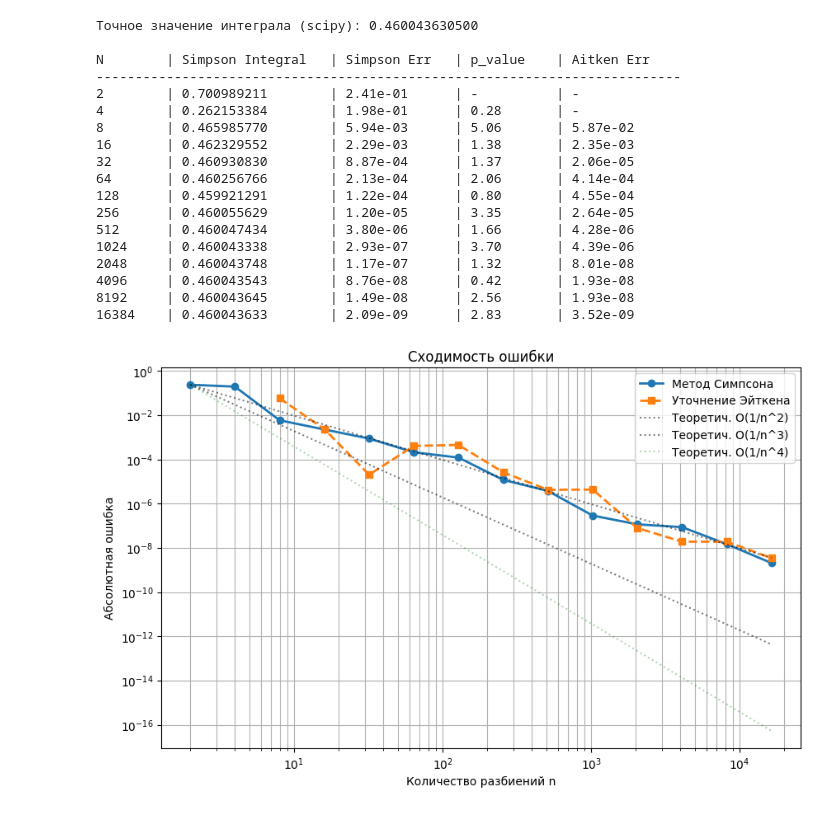
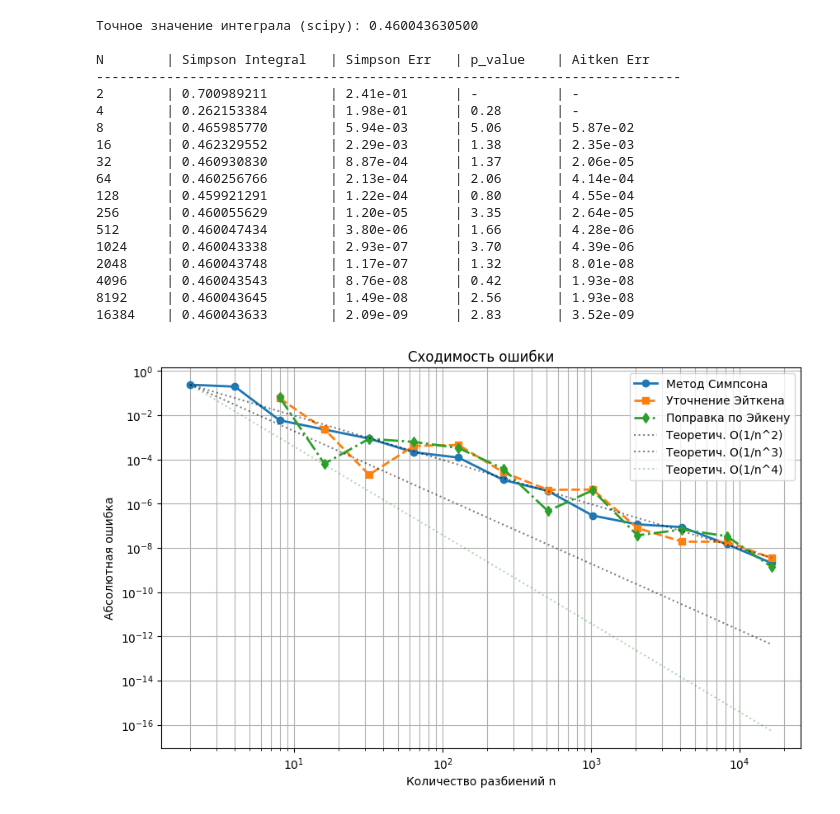
Before and after one commit to La1tek/Computational-mathematics, a Jupyter notebook: HW6/Task1/Task1.ipynb, the cells around one changed output. Cells and saved outputs as stored; diff of their text form; code cells hidden in the pictures.

```diff
--- a/HW6/Task1/Task1.ipynb
+++ b/HW6/Task1/Task1.ipynb
@@ -42,6 +42,8 @@ def main():
     n_values = []
     errors_simpson = []
     errors_aitken = []
+    # НОВОЕ: оценка поправки Эйткена (модуль поправки, которую вычитают из I_h)
+    errors_aitken_correction = []
 
     # История вычислений
     history = []
@@ -70,17 +72,29 @@ def main():
 
         # Процесс Эйткена
         err_aitken_str = "-"
+        # НОВОЕ: строка для вывода поправки (не обязательна, оставляем для консистенции)
         if len(history) >= 3:
             I_h = history[-1]
             I_2h = history[-2]
             I_4h = history[-3]
 
-            val_aitken = aitken_process(I_h, I_2h, I_4h)
-            err_aitken = abs(val_aitken - exact_integral)
-            errors_aitken.append(err_aitken)
-            err_aitken_str = f"{err_aitken:.2e}"
+            # Вычисляем поправку (Delta) и само уточнение
+            numerator = (I_h - I_2h) ** 2
+            denominator = (I_h - 2 * I_2h + I_4h)
+            if denominator != 0:
+                correction = numerator / denominator   # это та самая поправка, которую вы вычитаете из I_h
+                val_aitken = I_h - correction
+                err_aitken = abs(val_aitken - exact_integral)
+                errors_aitken.append(err_aitken)
+                errors_aitken_correction.append(abs(correction))  # модуль поправки — оценка ошибки Симпсона
+                err_aitken_str = f"{err_aitken:.2e}"
+            else:
+                # вырожденный случай, пропускаем оценку
+                errors_aitken.append(None)
+                errors_aitken_correction.append(None)
         else:
             errors_aitken.append(None)
+            errors_aitken_correction.append(None)
 
         print(f"{n:<8} | {val_simp:<18.9f} | {err_simp:<13.2e} | {p_value:<10} | {err_aitken_str:<13}")
 
@@ -95,8 +109,14 @@ def main():
     valid_n_aitken = [n_values[i] for i in range(len(errors_aitken)) if errors_aitken[i] is not None]
     valid_err_aitken = [errors_aitken[i] for i in range(len(errors_aitken)) if errors_aitken[i] is not None]
 
-    # График процесса Эйткена
+    # График процесса Эйткена (фактическая ошибка после применения Эйткена)
     plt.loglog(valid_n_aitken, valid_err_aitken, 's--', label='Уточнение Эйткена', linewidth=2)
+
+    # НОВОЕ: график оценки ошибки по Эйкену — модуль поправки (то, что вы вычитаете из I_h)
+    valid_n_corr = [n_values[i] for i in range(len(errors_aitken_correction)) if errors_aitken_correction[i] is not None]
+    valid_err_corr = [errors_aitken_correction[i] for i in range(len(errors_aitken_correction)) if errors_aitken_correction[i] is not None]
+    if len(valid_n_corr) > 0:
+        plt.loglog(valid_n_corr, valid_err_corr, 'd-.', label='Поправка по Эйкену', linewidth=2)
 
     # Асимптотики разных порядков
     if len(errors_simpson) > 0:
@@ -113,31 +133,31 @@ def main():
         plt.loglog(ref_x, ref_y4, 'g:', alpha=0.3, label='Теоретич. O(1/n^4)')
 
     plt.grid(True, which="both", ls="-")
     plt.xlabel('Количество разбиений n')
     plt.ylabel('Абсолютная ошибка')
     plt.title('Сходимость ошибки')
     plt.legend()
     plt.show()
 
 if __name__ == "__main__":
     main()
 # %% [output]
 Точное значение интеграла (scipy): 0.460043630500
 
 N        | Simpson Integral   | Simpson Err   | p_value    | Aitken Err
 ---------------------------------------------------------------------------
 2        | 0.700989211        | 2.41e-01      | -          | -
 4        | 0.262153384        | 1.98e-01      | 0.28       | -
 8        | 0.465985770        | 5.94e-03      | 5.06       | 5.87e-02
 16       | 0.462329552        | 2.29e-03      | 1.38       | 2.35e-03
 32       | 0.460930830        | 8.87e-04      | 1.37       | 2.06e-05
 64       | 0.460256766        | 2.13e-04      | 2.06       | 4.14e-04
 128      | 0.459921291        | 1.22e-04      | 0.80       | 4.55e-04
 256      | 0.460055629        | 1.20e-05      | 3.35       | 2.64e-05
 512      | 0.460047434        | 3.80e-06      | 1.66       | 4.28e-06
 1024     | 0.460043338        | 2.93e-07      | 3.70       | 4.39e-06
 2048     | 0.460043748        | 1.17e-07      | 1.32       | 8.01e-08
 4096     | 0.460043543        | 8.76e-08      | 0.42       | 1.93e-08
 8192     | 0.460043645        | 1.49e-08      | 2.56       | 1.93e-08
 16384    | 0.460043633        | 2.09e-09      | 2.83       | 3.52e-09
-[figure, old version]
+[figure, new version]
```
Also changed, not shown: 3 other files.
